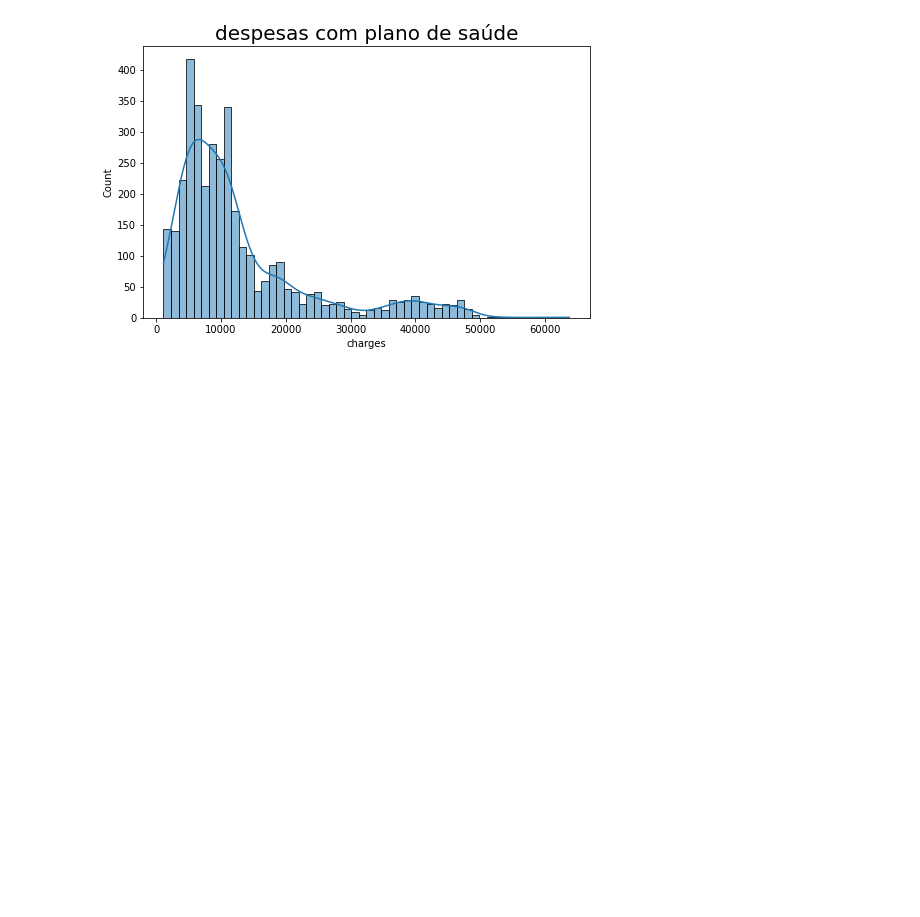
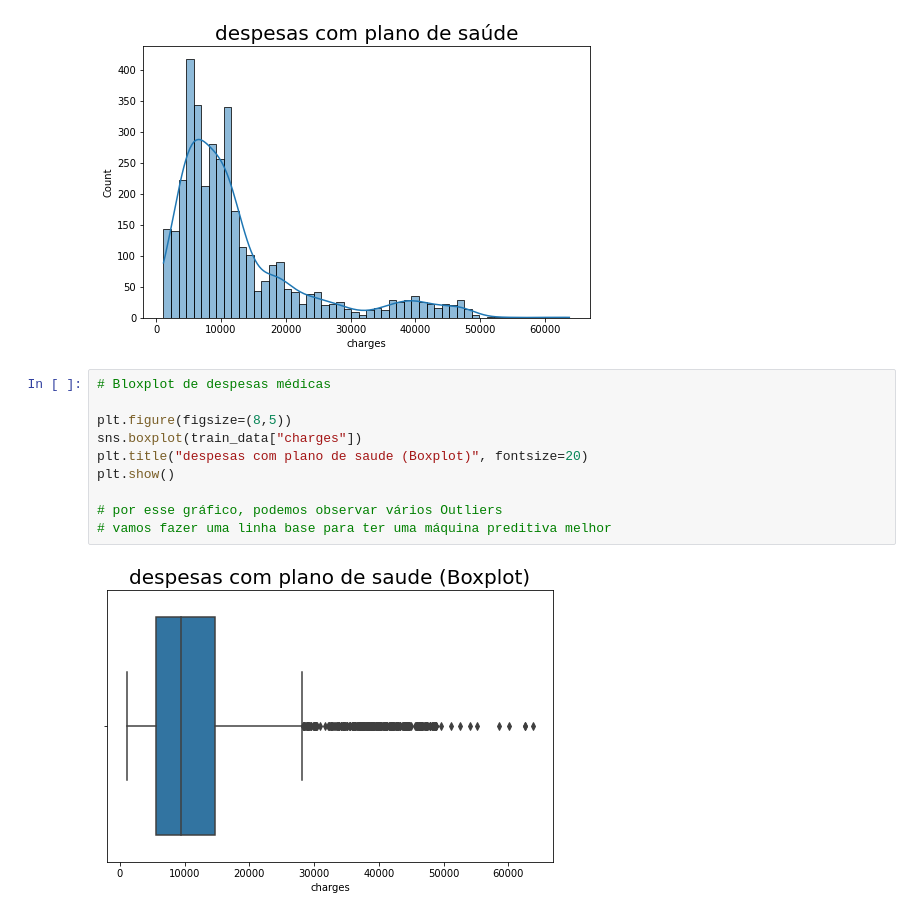
Before and after one commit to Fellipedantas/awari, a Jupyter notebook: Plano_de_saúde.ipynb, the cells around one changed output. Drawn from its saved outputs; the diff is of its cells as text; blank space fills up the shorter version.

```diff
--- a/Plano_de_saúde.ipynb
+++ b/Plano_de_saúde.ipynb
@@ -111,3 +111,15 @@ plt.title("despesas com plano de saúde", fontsize=20)
 plt.show()
 # %% [output]
 [figure]
+# %%
+# Bloxplot de despesas médicas
+
+plt.figure(figsize=(8,5))
+sns.boxplot(train_data["charges"])
+plt.title("despesas com plano de saude (Boxplot)", fontsize=20)
+plt.show()
+
+# por esse gráfico, podemos observar vários Outliers
+# vamos fazer uma linha base para ter uma máquina preditiva melhor
+# %% [output]
+[figure, added]
```
Also changed, not shown: parts of 21 cells of this notebook.
